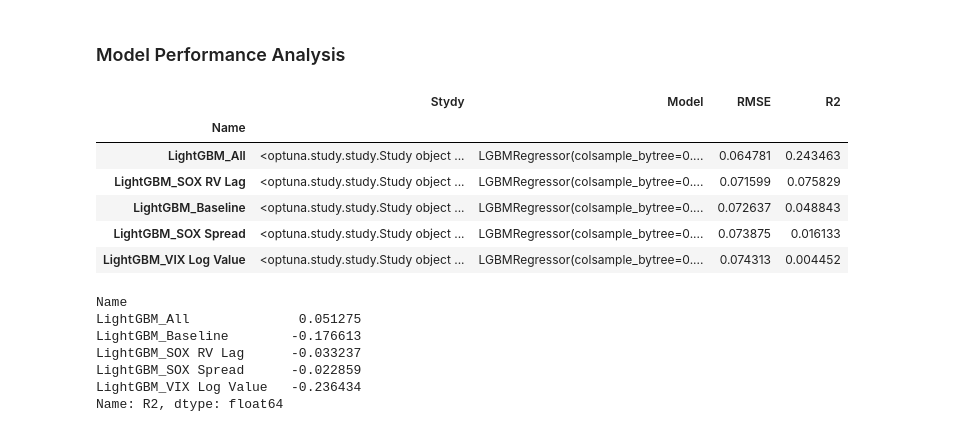
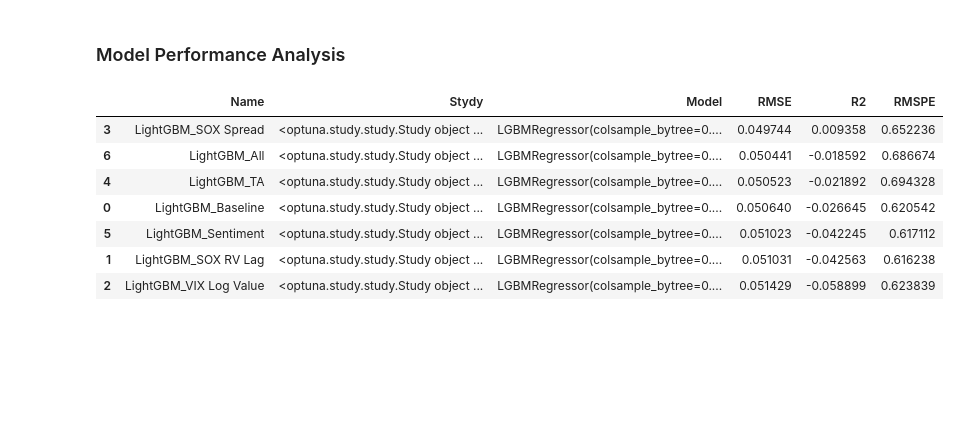
Before and after one commit to gjm826f8/NUS-FT5005-Project, a Jupyter notebook: Model.ipynb, the cells around one changed output. Cells and saved outputs as stored; diff of their text form; code cells hidden in the pictures; blank space fills up the shorter version.

```diff
--- a/Model.ipynb
+++ b/Model.ipynb
@@ -239,5 +241,5 @@ https://forecastegy.com/posts/how-to-use-optuna-to-tune-lightgbm-hyperparameters
 # %%
-model_result = pd.DataFrame(columns=['Name', 'Stydy', 'Model', 'RMSE', 'R2'])
+model_result = pd.DataFrame(columns=['Name', 'Stydy', 'Model', 'RMSE', 'R2', 'RMSPE'])
 # %%
 tscv = TimeSeriesSplit(n_splits=5)
 # %%
@@ -438,24 +771,14 @@ for i in range(10):
 # %% [markdown]
 ### Model Performance Analysis
 # %%
-# Take the best model of each model name and print the result in descending order of R2 score
-model_result.sort_values(by='R2', ascending=False).groupby('Name').first().sort_values(by='R2', ascending=False)
+# Print the model results ordered by the R2 score
+model_result.sort_values(by='R2', ascending=False)
 # %% [output]
-|  | Stydy | Model | RMSE | R2 |
-| Name |  |  |  |  |
-| LightGBM_All | <optuna.study.study.Study object ... | LGBMRegressor(colsample_bytree=0.... | 0.064781 | 0.243463 |
-| LightGBM_SOX RV Lag | <optuna.study.study.Study object ... | LGBMRegressor(colsample_bytree=0.... | 0.071599 | 0.075829 |
-| LightGBM_Baseline | <optuna.study.study.Study object ... | LGBMRegressor(colsample_bytree=0.... | 0.072637 | 0.048843 |
-| LightGBM_SOX Spread | <optuna.study.study.Study object ... | LGBMRegressor(colsample_bytree=0.... | 0.073875 | 0.016133 |
-| LightGBM_VIX Log Value | <optuna.study.study.Study object ... | LGBMRegressor(colsample_bytree=0.... | 0.074313 | 0.004452 |
+|  | Name | Stydy | Model | RMSE | R2 | RMSPE |
+| 3 | LightGBM_SOX Spread | <optuna.study.study.Study object ... | LGBMRegressor(colsample_bytree=0.... | 0.049744 | 0.009358 | 0.652236 |
+| 6 | LightGBM_All | <optuna.study.study.Study object ... | LGBMRegressor(colsample_bytree=0.... | 0.050441 | -0.018592 | 0.686674 |
+| 4 | LightGBM_TA | <optuna.study.study.Study object ... | LGBMRegressor(colsample_bytree=0.... | 0.050523 | -0.021892 | 0.694328 |
+| 0 | LightGBM_Baseline | <optuna.study.study.Study object ... | LGBMRegressor(colsample_bytree=0.... | 0.050640 | -0.026645 | 0.620542 |
+| 5 | LightGBM_Sentiment | <optuna.study.study.Study object ... | LGBMRegressor(colsample_bytree=0.... | 0.051023 | -0.042245 | 0.617112 |
+| 1 | LightGBM_SOX RV Lag | <optuna.study.study.Study object ... | LGBMRegressor(colsample_bytree=0.... | 0.051031 | -0.042563 | 0.616238 |
+| 2 | LightGBM_VIX Log Value | <optuna.study.study.Study object ... | LGBMRegressor(colsample_bytree=0.... | 0.051429 | -0.058899 | 0.623839 |
-# %%
-# Calculate the median of the R2 score for each model name
-model_result.groupby('Name')['R2'].median()
-# %% [output]
-Name
-LightGBM_All              0.051275
-LightGBM_Baseline        -0.176613
-LightGBM_SOX RV Lag      -0.033237
-LightGBM_SOX Spread      -0.022859
-LightGBM_VIX Log Value   -0.236434
-Name: R2, dtype: float64
```
Also changed, not shown: parts of 31 cells of this notebook.
